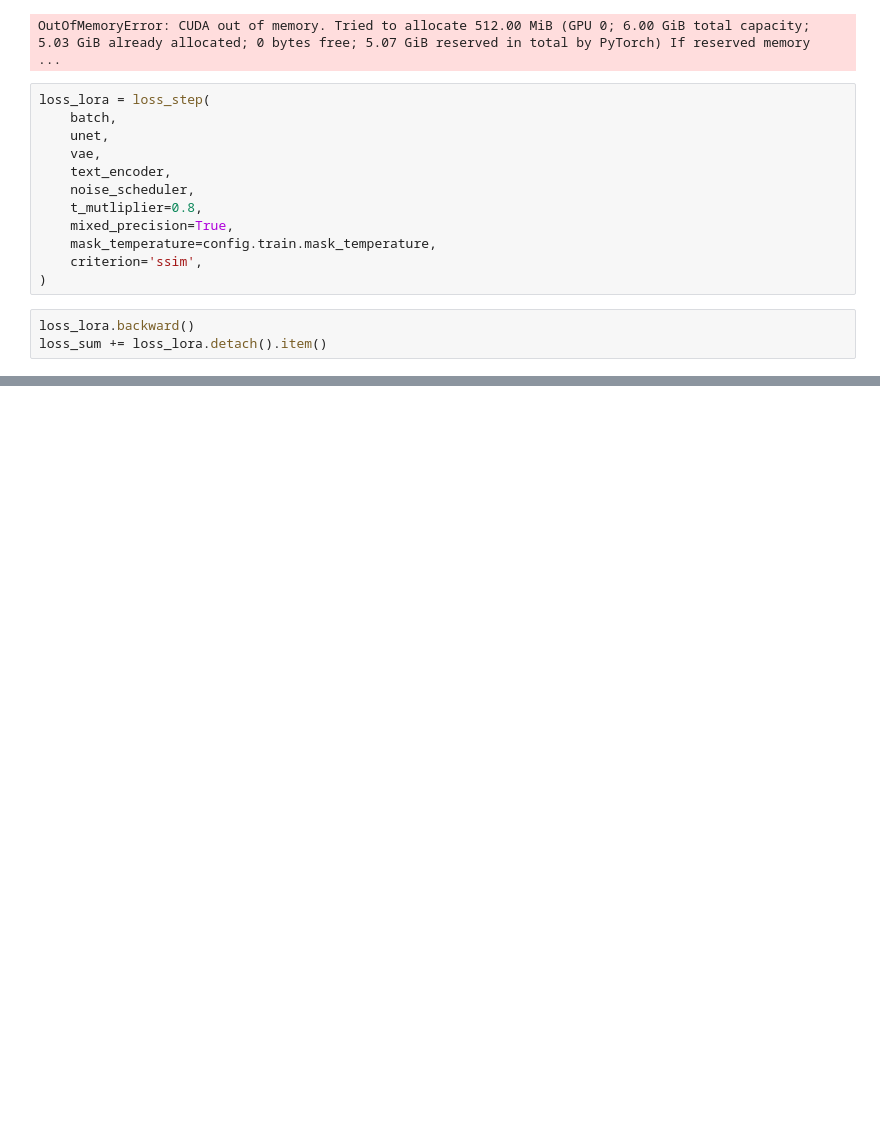
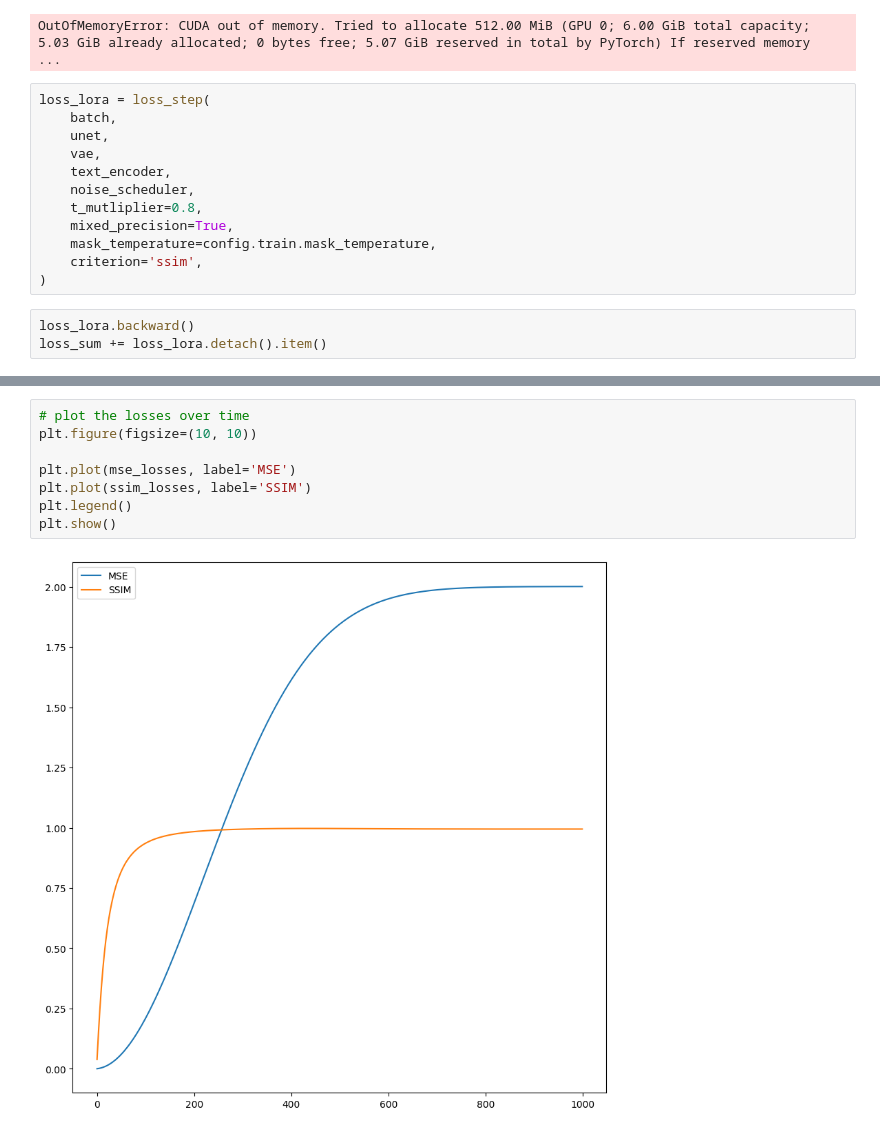
Before and after one commit to maidacundo/lora_inpainting, a Jupyter notebook: testing_notebooks/ssim_testing.ipynb, the cells around one changed output, grey strips where cells are left out. Saved outputs shown, nothing was run; the diff lists cells and outputs as text; blank space fills up the shorter version.

```diff
--- a/testing_notebooks/ssim_testing.ipynb
+++ b/testing_notebooks/ssim_testing.ipynb
@@ -721,0 +813,10 @@ loss_sum += loss_lora.detach().item()
+# %%
+# plot the losses over time
+plt.figure(figsize=(10, 10))
+
+plt.plot(mse_losses, label='MSE')
+plt.plot(ssim_losses, label='SSIM')
+plt.legend()
+plt.show()
+# %% [output]
+[figure, added]
```
Also changed, not shown: parts of 10 cells of this notebook, 5 other files.
